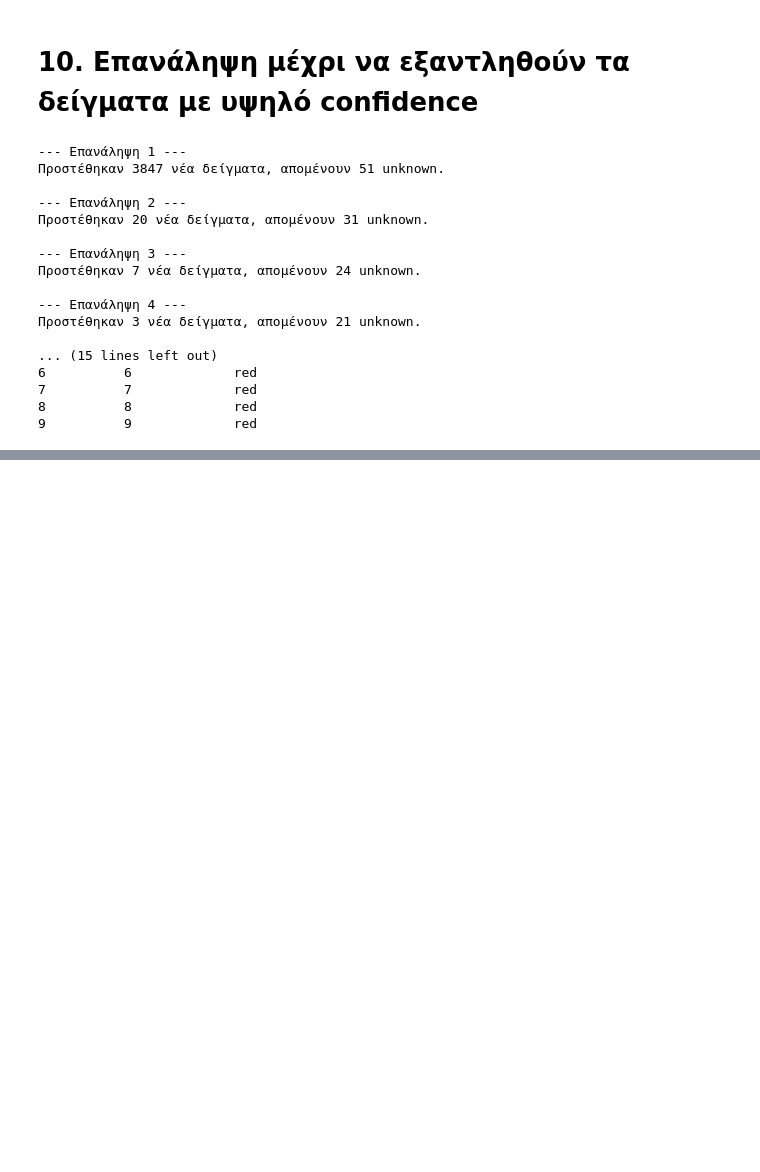
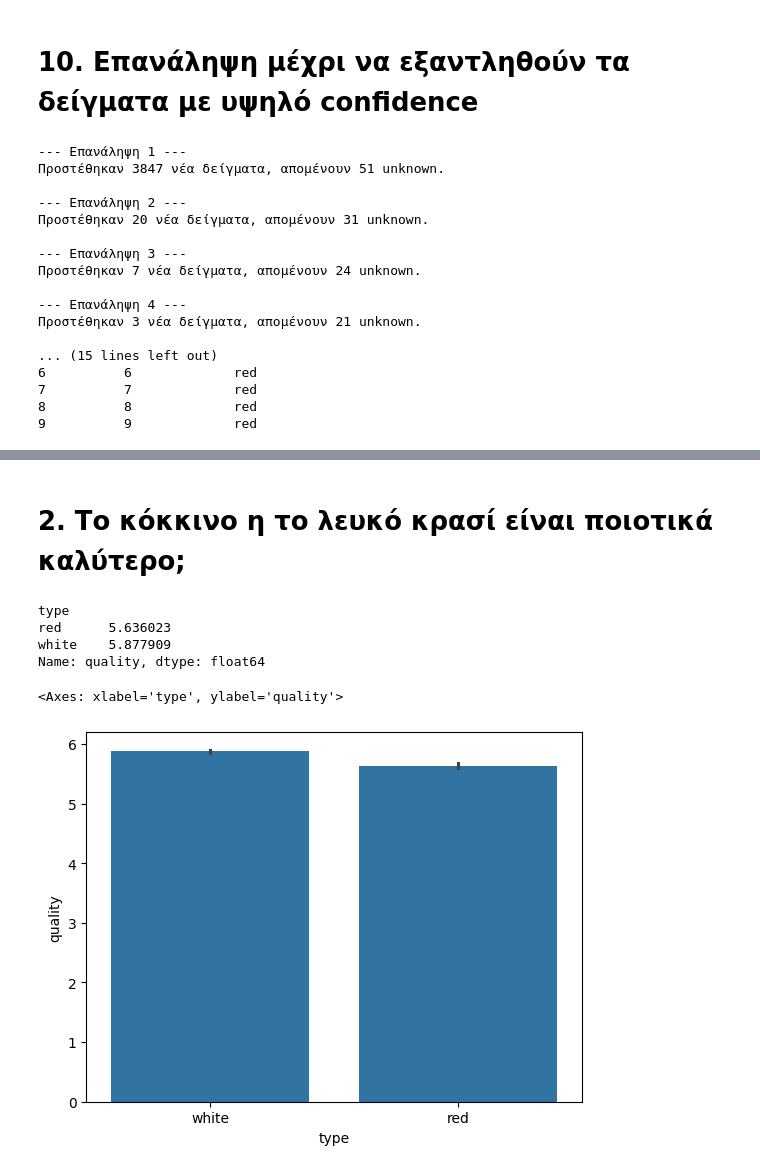
Before and after one commit to vpapoglou/Machine-Learning-Auth, a Jupyter notebook: Εργασία_4.ipynb, the cells around one changed output, grey strips where cells are left out. Drawn from its saved outputs; the diff is of its cells as text; code cells hidden in the pictures; blank space fills up the shorter version.

```diff
--- a/Εργασία_4.ipynb
+++ b/Εργασία_4.ipynb
@@ -354,0 +377,15 @@ print(results.head(10))
+# %% [markdown]
+# 2. Το κόκκινο η το λευκό κρασί είναι ποιοτικά καλύτερο;
+# %%
+from scipy.stats import ttest_ind
+
+print(df_full.groupby('type')['quality'].mean())
+
+sns.barplot(x='type', y='quality', data=df_full)
+# %% [output]
+type
+red      5.636023
+white    5.877909
+Name: quality, dtype: float64
+<Axes: xlabel='type', ylabel='quality'>
+[figure, added]
```
Also changed, not shown: parts of 26 cells of this notebook.
